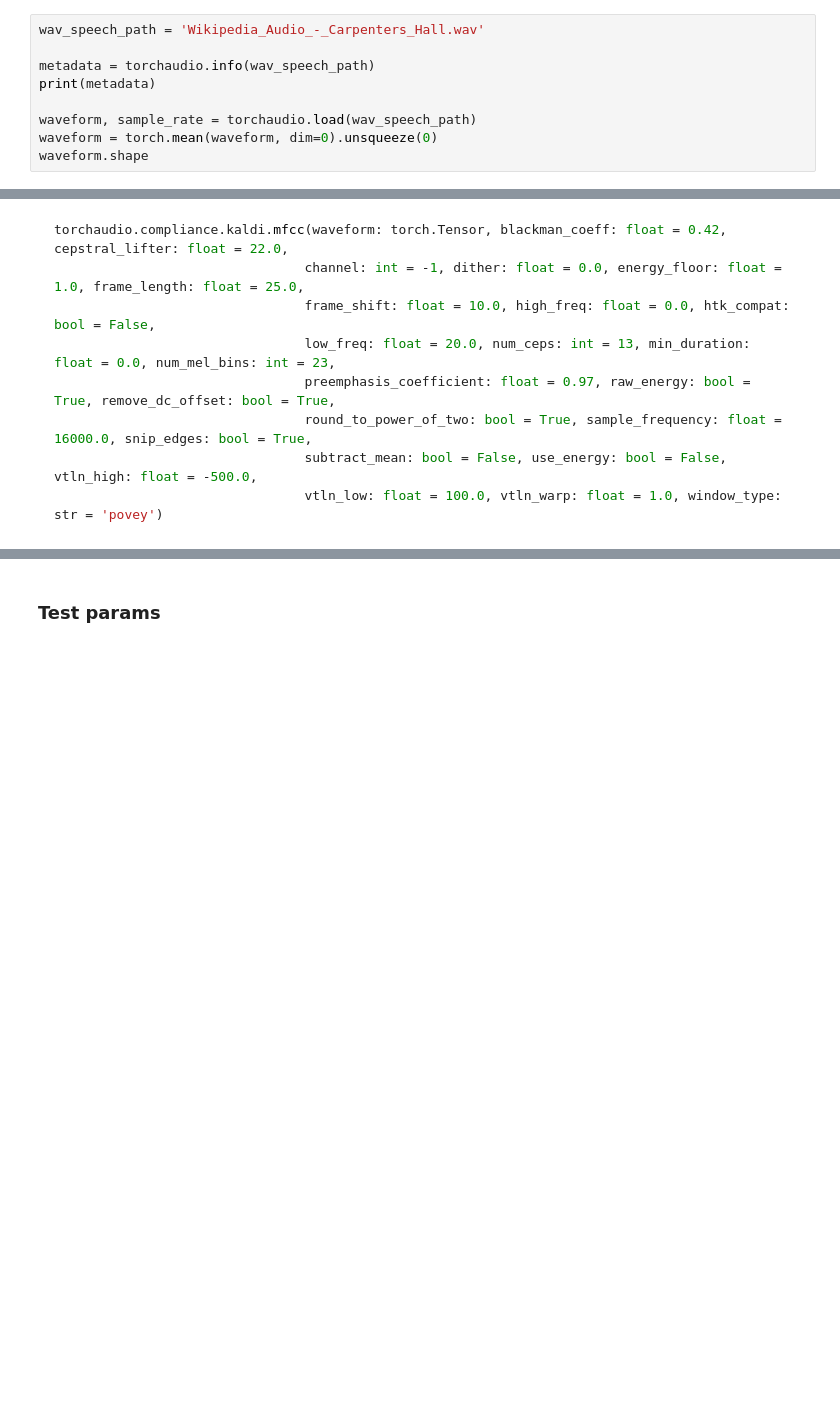
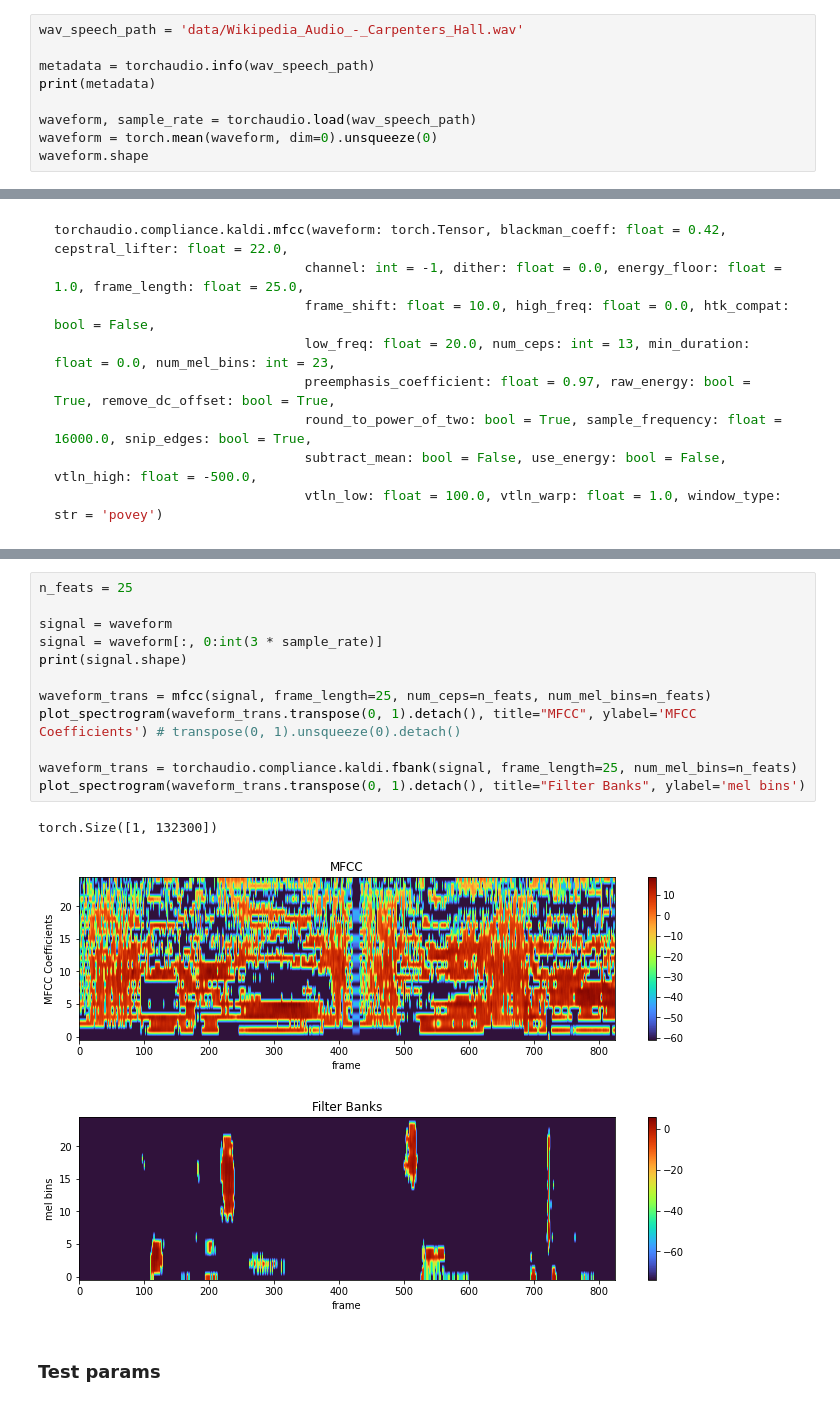
Before and after one commit to Sam-limyr/automatic-speech-recognition, a Jupyter notebook: Audio exploration.ipynb, the cells around one changed output, grey strips where cells are left out. Drawn from its saved outputs; the diff is of its cells as text; blank space fills up the shorter version.

Commit message:
Add audio exploration

```diff
--- a/Audio exploration.ipynb
+++ b/Audio exploration.ipynb
@@ -17,7 +17,7 @@ print(f"torchaudio {torchaudio.__version__}")
 Using torch 1.9.1 (NVIDIA GeForce RTX 3060 Laptop GPU)
 torchaudio 0.9.0a0+a85b239
 # %%
-wav_speech_path = 'Wikipedia_Audio_-_Carpenters_Hall.wav'
+wav_speech_path = 'data/Wikipedia_Audio_-_Carpenters_Hall.wav'
 
 metadata = torchaudio.info(wav_speech_path)
 print(metadata)
@@ -73,3 +86,19 @@ torch.Size([1, 132300])
+# %%
+n_feats = 25
+
+signal = waveform
+signal = waveform[:, 0:int(3 * sample_rate)]
+print(signal.shape)
+
+waveform_trans = mfcc(signal, frame_length=25, num_ceps=n_feats, num_mel_bins=n_feats)
+plot_spectrogram(waveform_trans.transpose(0, 1).detach(), title="MFCC", ylabel='MFCC Coefficients') # transpose(0, 1).unsqueeze(0).detach()
+
+waveform_trans = torchaudio.compliance.kaldi.fbank(signal, frame_length=25, num_mel_bins=n_feats)
+plot_spectrogram(waveform_trans.transpose(0, 1).detach(), title="Filter Banks", ylabel='mel bins')
+# %% [output]
+torch.Size([1, 132300])
+[figure, added]
+[figure, added]
 # %% [markdown]
 ### Test params
 # %% [markdown]
```
Also changed, not shown: parts of 2 cells of this notebook, 2 other files.
